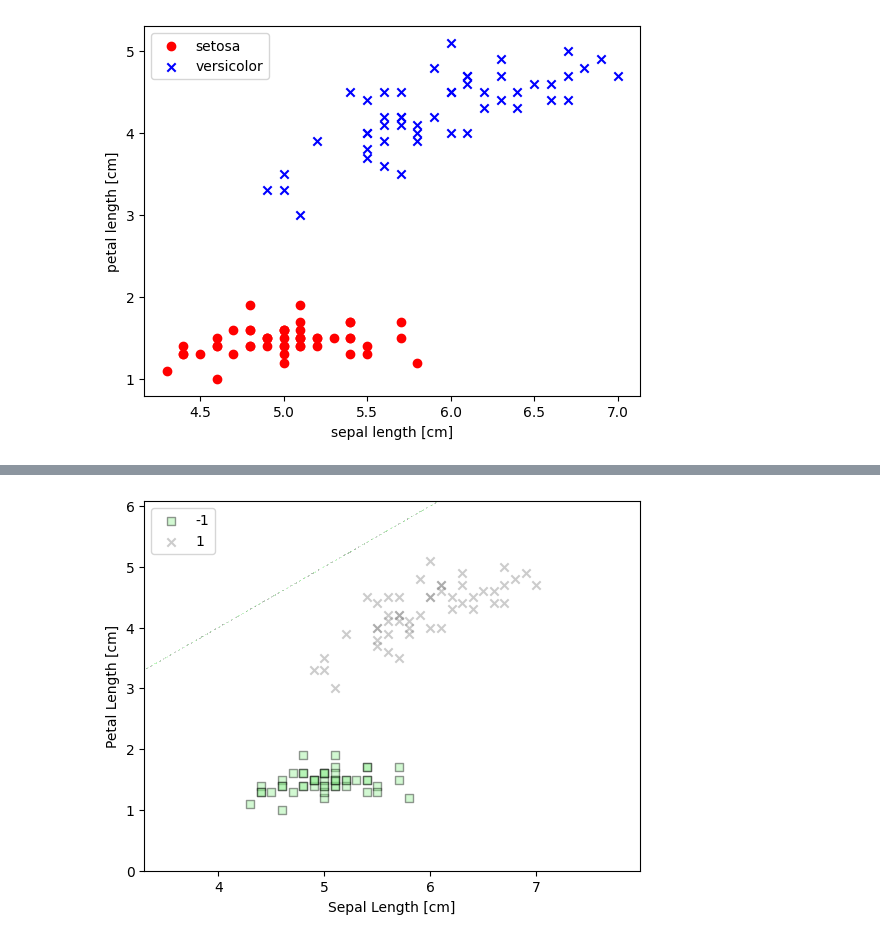
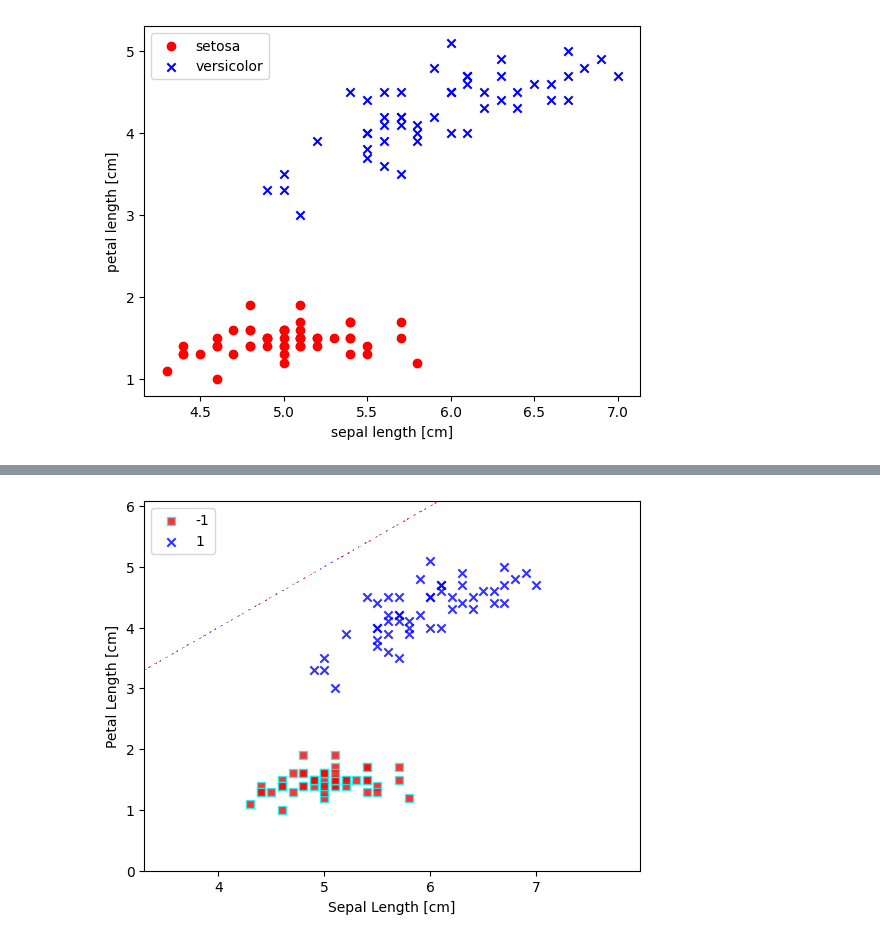
Before and after one commit to adalsantana/MachineLearning, a Jupyter notebook: perceptron_training.ipynb, the cells around one changed output, grey strips where cells are left out. Drawn from its saved outputs; the diff is of its cells as text; code cells hidden in the pictures.

```diff
--- a/perceptron_training.ipynb
+++ b/perceptron_training.ipynb
@@ -44,35 +44,35 @@ resolution = 0.02
 # setup marker generator and color map
 markers = ('s', 'x', 'o', '^', 'v')
 # markers = enumerate(markers)
-colors = ('lightgreen', 'gray', 'cyan', 'red', 'blue')
+colors = ('red', 'blue', 'lightgreen', 'gray', 'cyan')
 colors = np.array(colors)
 cmap = ListedColormap(colors[:len(np.unique(y))])
 
 # plot the decision surface
 x1_min, x1_max = X[:, 0].min() - 1, X[:, 0].max() + 1
 x2_min, x2_max = X[:, 1].min() - 1, X[:, 1].max() + 1
 xx1, xx2 = np.meshgrid(np.arange(x1_min, x1_max, resolution),
                         np.arange(x2_min, x2_max, resolution))
 z = ppn.predict(np.array([xx1.ravel(), xx2.ravel()]).T)
 z = z.reshape(xx1.shape)
 plt.contourf(xx1, xx1, z, alpha=0.3 ,cmap=cmap)
 plt.xlim(xx1.min(), xx1.max())
 plt.ylim(xx2.min(), xx2.max())
 
 # plot class samples
 for idx, cl in enumerate(np.unique(y)):
     plt.scatter(x=X[y == cl, 0],
-                y = X[y == cl, 1],
-                alpha = 0.4,
+                y=X[y == cl, 1],
+                alpha = 0.8,
                 c = colors[idx],
                 marker = markers[idx],
                 label = cl,
-                edgecolor = 'black')
+                edgecolor = 'cyan')
 
 
 plt.xlabel('Sepal Length [cm]')
 plt.ylabel('Petal Length [cm]')
 plt.legend(loc='upper left')
 plt.show()
 # %% [output]
-[figure, old version]
+[figure, new version]
```
Also changed, not shown: parts of 1 cell of this notebook.
